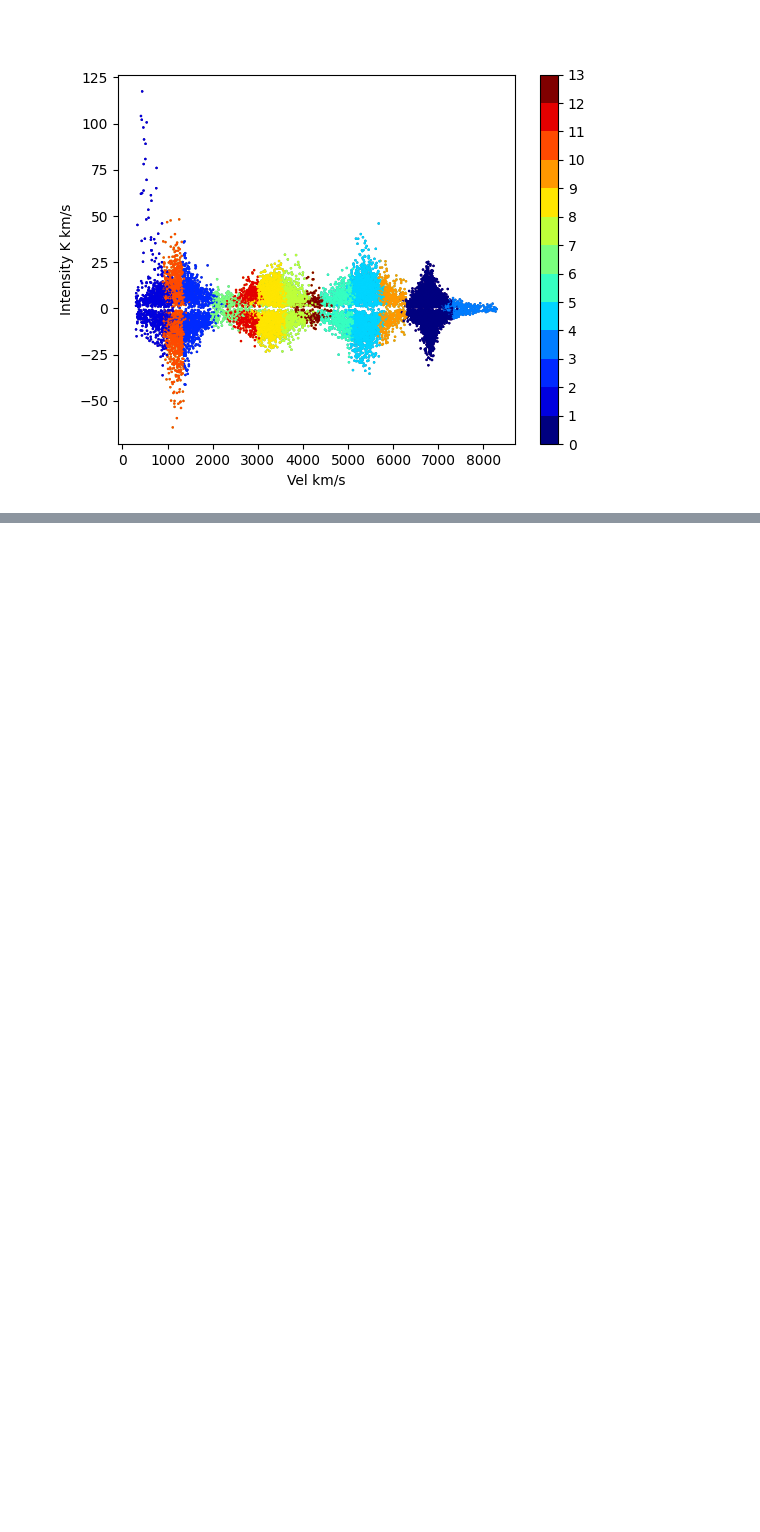
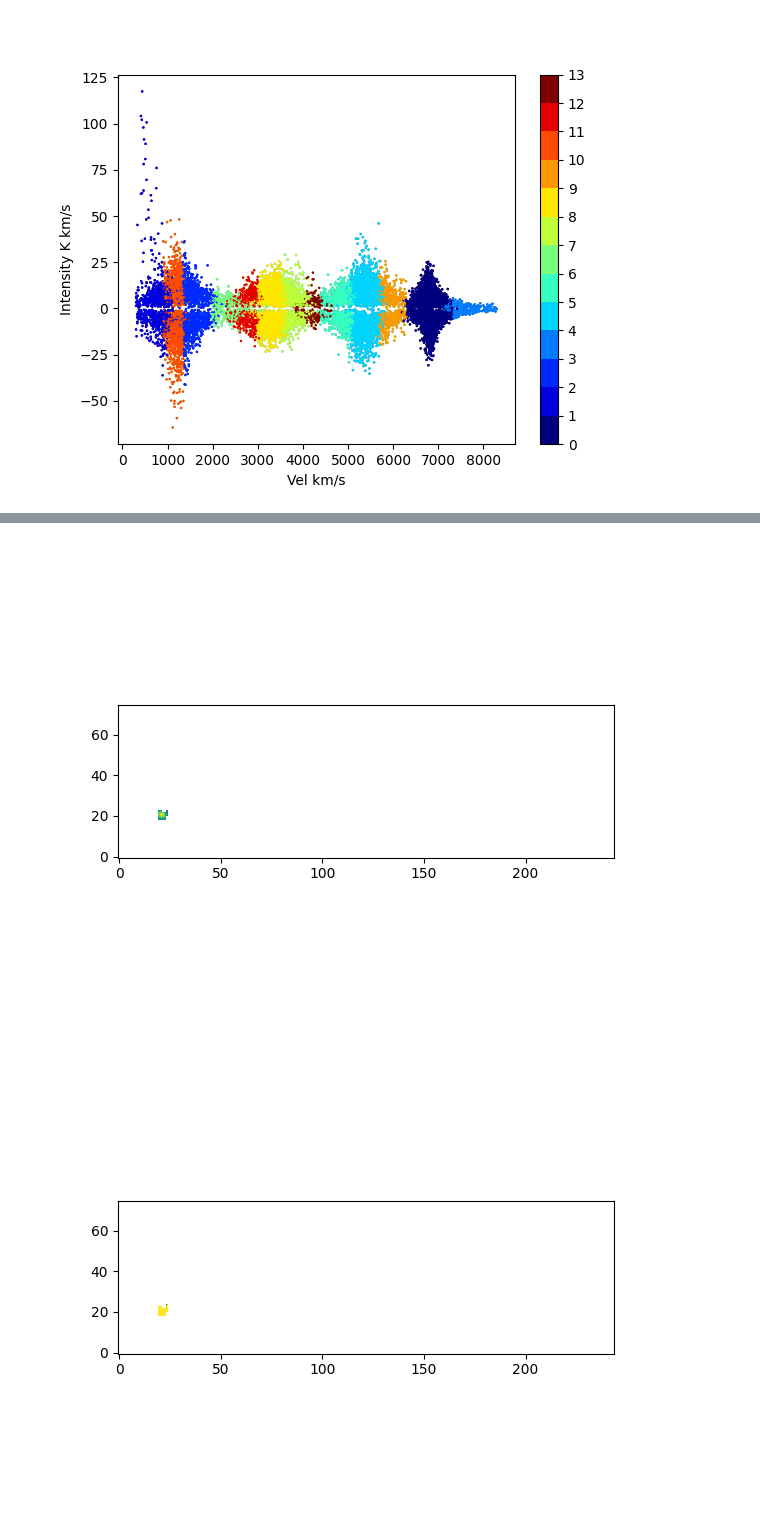
Before and after one commit to JBurke789/clustering, a Jupyter notebook: single_gal.ipynb, the cells around one changed output, grey strips where cells are left out. Drawn from its saved outputs; the diff is of its cells as text; code cells hidden in the pictures; blank space fills up the shorter version.

```diff
--- a/single_gal.ipynb
+++ b/single_gal.ipynb
@@ -414,0 +413,35 @@ WorldMap_stitched([all_m0,all_m1,all_m2], contour=(ClusterLabels_, 1, getColors(
+# %%
+def make_mask(ClusterLabels_,cluster_no):
+
+    gal_cluster_mask = np.where(ClusterLabels_!=cluster_no,np.nan, ClusterLabels_)#change this to chopose which cluster. Turns every non cluster pixel to nan
+    gal_cluster_mask2 = np.where(gal_cluster_mask==0,1,gal_cluster_mask)#changes every cluster pix to 1. change number to select for cluster
+    gal_cluster_mask3= np.nan_to_num(gal_cluster_mask2,nan=0)#changes every nan to 0
+    return gal_cluster_mask3
+
+cluster_mask = make_mask(ClusterLabels_,1)
+
+def mask_m0(m0,cluster_mask,num_neighbours):
+
+    #create array showing neighbor sum.
+    result_array = np.zeros_like(cluster_mask)
+    for i in range(np.shape(m0)[0]):
+        for j in range(np.shape(m0)[1]):
+            neighbors_sum = np.sum(cluster_mask[max(0, i-1):min(np.shape(m0)[0], i+2), max(0, j-1):min(np.shape(m0)[1], j+2)])
+            result_array[i, j] = neighbors_sum
+
+    neighbor_mask = np.where((result_array==np.nan)|(result_array<=num_neighbours),np.nan,cluster_mask)
+    masked_m0 = np.where((result_array==np.nan)|(result_array<=num_neighbours),np.nan,m0)
+    plt.figure()
+    plt.imshow(masked_m0,origin='lower')#change vmin to min number of neighbours
+    plt.show()
+    plt.figure()
+    plt.imshow(neighbor_mask,origin='lower')#change vmin to min number of neighbours
+    plt.show()
+
+    return neighbor_mask
+
+
+neighbor_mask =mask_m0(all_m0,cluster_mask,6)
+# %% [output]
+[figure, added]
+[figure, added]
```
Also changed, not shown: parts of 5 cells of this notebook.
